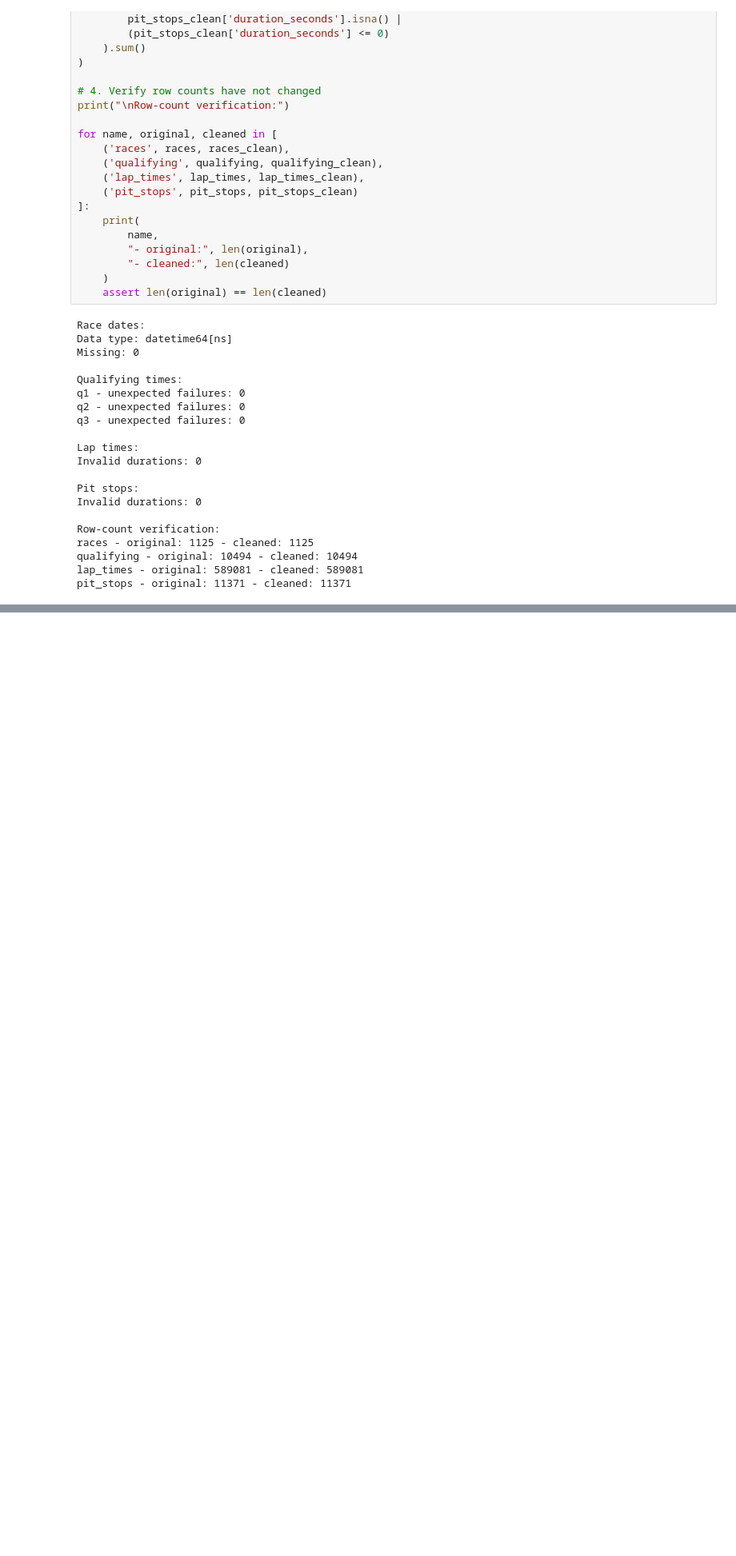
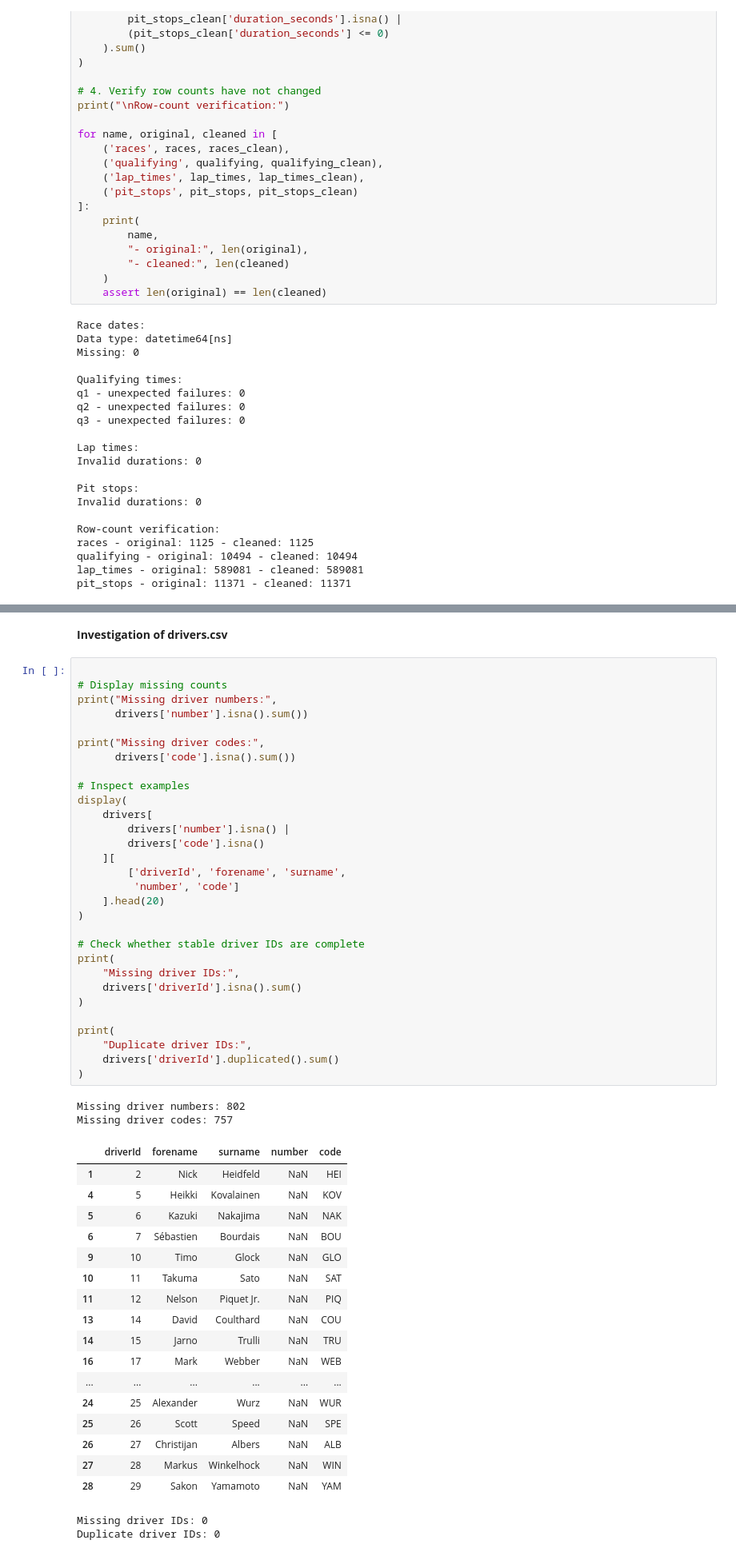
Before and after one commit to rolamedhat/team9_ACL, a Jupyter notebook: milestone1.ipynb, the cells around one changed output, grey strips where cells are left out. Shown at 80% size. Cells and saved outputs as stored; diff of their text form; blank space fills up the shorter version.

```diff
--- a/milestone1.ipynb
+++ b/milestone1.ipynb
@@ -1472,0 +1747,54 @@ pit_stops - original: 11371 - cleaned: 11371
+# %% [markdown]
+**Investigation of drivers.csv**
+# %%
+
+# Display missing counts
+print("Missing driver numbers:",
+      drivers['number'].isna().sum())
+
+print("Missing driver codes:",
+      drivers['code'].isna().sum())
+
+# Inspect examples
+display(
+    drivers[
+        drivers['number'].isna() |
+        drivers['code'].isna()
+    ][
+        ['driverId', 'forename', 'surname',
+         'number', 'code']
+    ].head(20)
+)
+
+# Check whether stable driver IDs are complete
+print(
+    "Missing driver IDs:",
+    drivers['driverId'].isna().sum()
+)
+
+print(
+    "Duplicate driver IDs:",
+    drivers['driverId'].duplicated().sum()
+)
+# %% [output]
+Missing driver numbers: 802
+Missing driver codes: 757
+|  | driverId | forename | surname | number | code |
+| 1 | 2 | Nick | Heidfeld | NaN | HEI |
+| 4 | 5 | Heikki | Kovalainen | NaN | KOV |
+| 5 | 6 | Kazuki | Nakajima | NaN | NAK |
+| 6 | 7 | Sébastien | Bourdais | NaN | BOU |
+| 9 | 10 | Timo | Glock | NaN | GLO |
+| 10 | 11 | Takuma | Sato | NaN | SAT |
+| 11 | 12 | Nelson | Piquet Jr. | NaN | PIQ |
+| 13 | 14 | David | Coulthard | NaN | COU |
+| 14 | 15 | Jarno | Trulli | NaN | TRU |
+| 16 | 17 | Mark | Webber | NaN | WEB |
+| ... | ... | ... | ... | ... | ... |
+| 24 | 25 | Alexander | Wurz | NaN | WUR |
+| 25 | 26 | Scott | Speed | NaN | SPE |
+| 26 | 27 | Christijan | Albers | NaN | ALB |
+| 27 | 28 | Markus | Winkelhock | NaN | WIN |
+| 28 | 29 | Sakon | Yamamoto | NaN | YAM |
+Missing driver IDs: 0
+Duplicate driver IDs: 0
```
Also changed, not shown: parts of 9 cells of this notebook.
